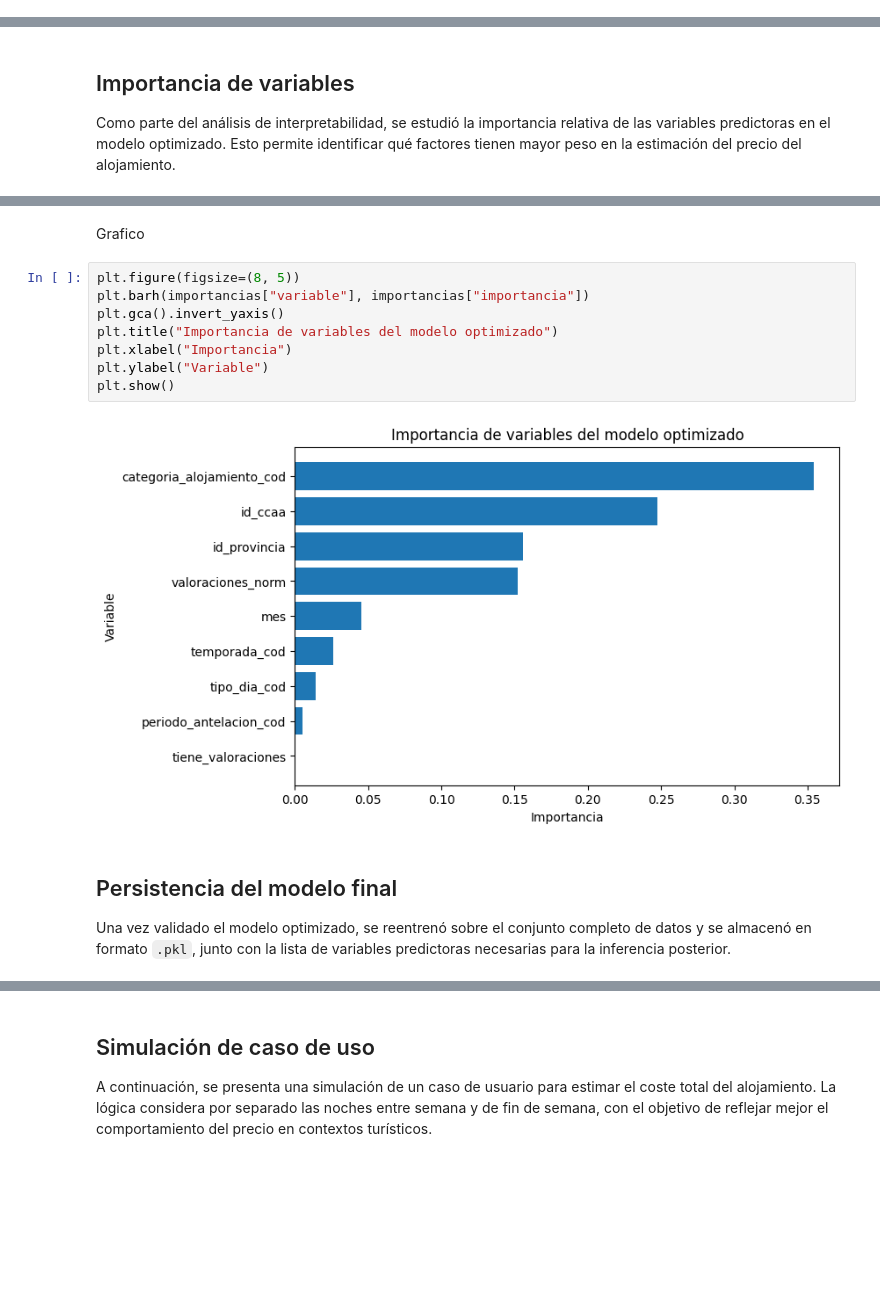
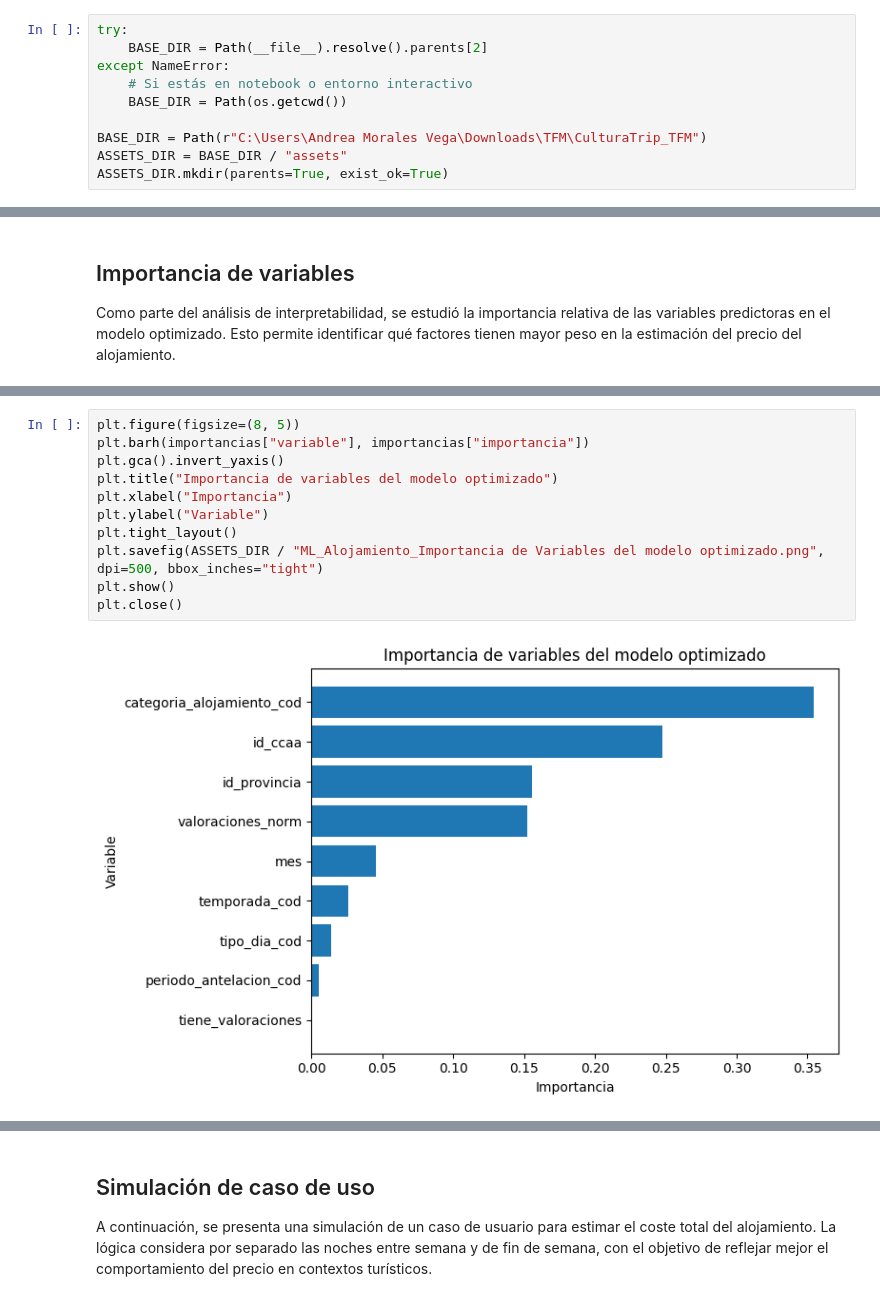
Before and after one commit to moralesvegaandrea-star/CulturaTrip.v2, a Jupyter notebook: Notebook/ML_Model/ML_Alojamiento.ipynb, the cells around one changed output, grey strips where cells are left out. Saved outputs shown, nothing was run; the diff lists cells and outputs as text; blank space fills up the shorter version.

```diff
--- a/Notebook/ML_Model/ML_Alojamiento.ipynb
+++ b/Notebook/ML_Model/ML_Alojamiento.ipynb
@@ -44,4 +54,14 @@ print("MODEL_DIR:", MODEL_DIR)
 # %% [output]
 ML_DIR: C:\Users\Andrea Morales Vega\Downloads\TFM\CulturaTrip_TFM\data\Machine Learning
 MODEL_DIR: C:\Users\Andrea Morales Vega\Downloads\TFM\CulturaTrip_TFM\outputs\regresion_precios\modelos
+# %%
+try:
+    BASE_DIR = Path(__file__).resolve().parents[2]
+except NameError:
+    # Si estás en notebook o entorno interactivo
+    BASE_DIR = Path(os.getcwd())
+
+BASE_DIR = Path(r"C:\Users\Andrea Morales Vega\Downloads\TFM\CulturaTrip_TFM")
+ASSETS_DIR = BASE_DIR / "assets"
+ASSETS_DIR.mkdir(parents=True, exist_ok=True)
 # %% [markdown]
@@ -536,16 +1262,13 @@ display(importancias)
-# %% [markdown]
-Grafico
 # %%
 plt.figure(figsize=(8, 5))
 plt.barh(importancias["variable"], importancias["importancia"])
 plt.gca().invert_yaxis()
 plt.title("Importancia de variables del modelo optimizado")
 plt.xlabel("Importancia")
 plt.ylabel("Variable")
+plt.tight_layout()
+plt.savefig(ASSETS_DIR / "ML_Alojamiento_Importancia de Variables del modelo optimizado.png", dpi=500, bbox_inches="tight")
 plt.show()
+plt.close()
 # %% [output]
-[figure, old version]
+[figure, new version]
-# %% [markdown]
-## Persistencia del modelo final
-
-Una vez validado el modelo optimizado, se reentrenó sobre el conjunto completo de datos y se almacenó en formato `.pkl`, junto con la lista de variables predictoras necesarias para la inferencia posterior.
```
Also changed, not shown: parts of 80 cells of this notebook.
